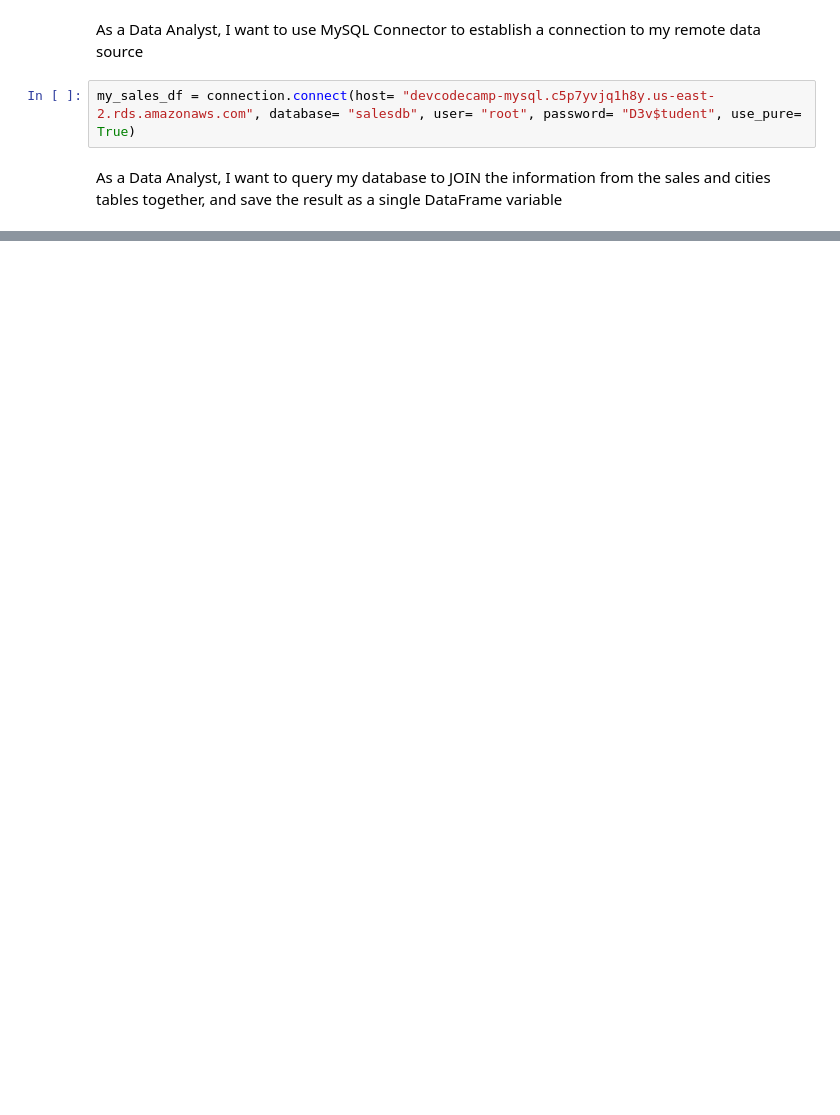
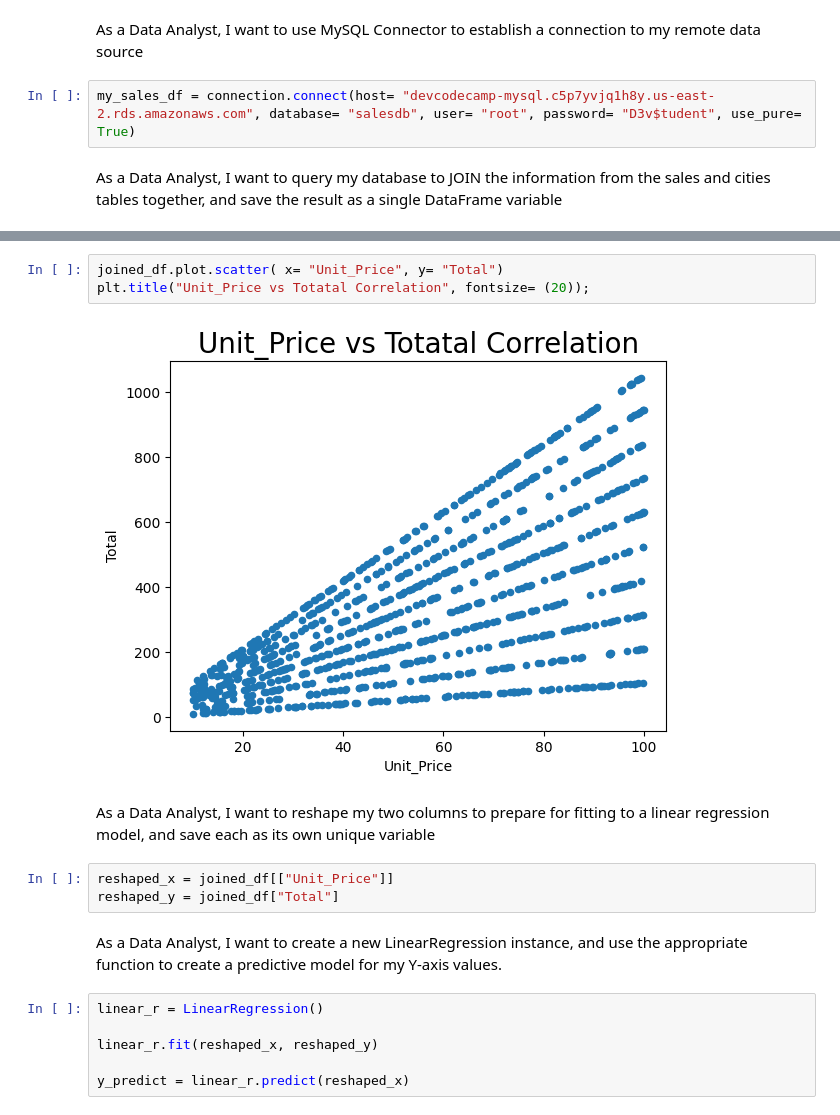
Before and after one commit to karenclewis21/ExploratoryDataAnalysis, a Jupyter notebook: sales_analysis.ipynb, the cells around one changed output, grey strips where cells are left out. Cells and saved outputs as stored; diff of their text form; blank space fills up the shorter version.

Commit message:
Final 2pt Exploratory Data Analysis Project

```diff
--- a/sales_analysis.ipynb
+++ b/sales_analysis.ipynb
@@ -17,0 +218,18 @@ DatabaseError: Execution failed on sql 'SELECT * FROM SALES LEFT JOIN ON SALES.C
+# %%
+joined_df.plot.scatter( x= "Unit_Price", y= "Total")
+plt.title("Unit_Price vs Totatal Correlation", fontsize= (20));
+# %% [output]
+[figure, added]
+# %% [markdown]
+As a Data Analyst, I want to reshape my two columns to prepare for fitting to a linear regression model, and save each as its own unique variable
+# %%
+reshaped_x = joined_df[["Unit_Price"]]
+reshaped_y = joined_df["Total"]
+# %% [markdown]
+As a Data Analyst, I want to create a new LinearRegression instance, and use the appropriate function to create a predictive model for my Y-axis values.
+# %%
+linear_r = LinearRegression()
+
+linear_r.fit(reshaped_x, reshaped_y)
+
+y_predict = linear_r.predict(reshaped_x)
```
Also changed, not shown: parts of 30 cells of this notebook.
